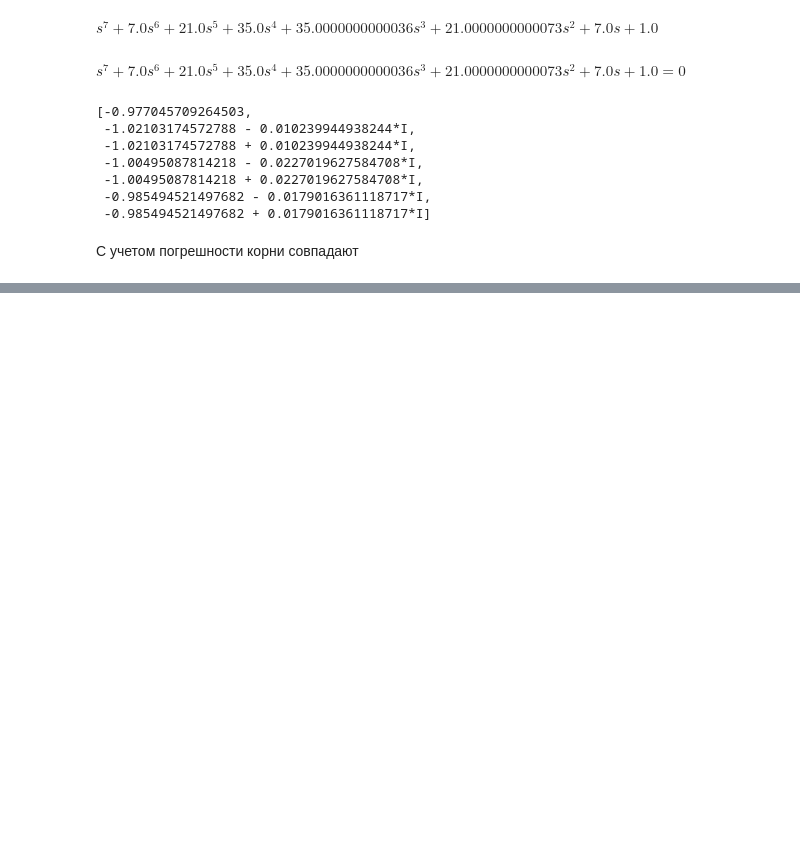
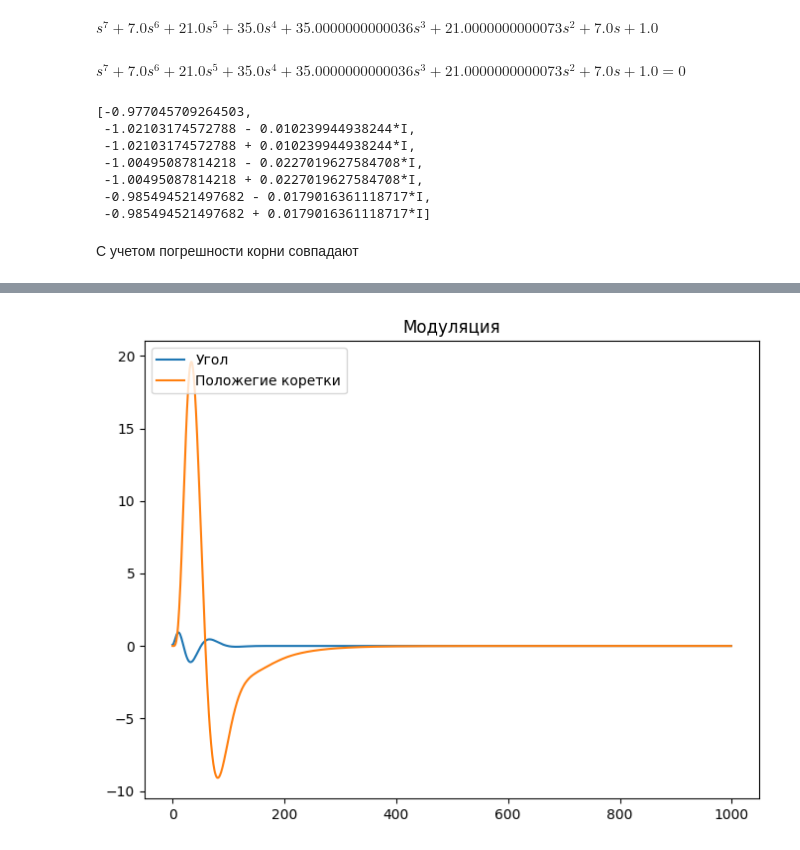
Before and after one commit to Filip-GG/TAU, a Jupyter notebook: kurs/main.ipynb, the cells around one changed output, grey strips where cells are left out. Saved outputs shown, nothing was run; the diff lists cells and outputs as text; code cells hidden in the pictures; blank space fills up the shorter version.

```diff
--- a/kurs/main.ipynb
+++ b/kurs/main.ipynb
@@ -338,0 +350,2 @@ solv
+# %%
+A_, B_, C_, D_ = tf2ss(W_p_num, W_p_den)
@@ -338,0 +378,3 @@ solv
+# %%
+sys_reg = ct.feedback(sys, reg)
+sys_reg
@@ -338,0 +415,42 @@ solv
+# %%
+def model_reg(
+        func,
+        theta0,
+        dtheta0,
+        ts=10, nt=0.1, x0 = 0.0, dx0 = 0.0
+        ):
+    """
+    func - функция управления
+
+    theta0 - начальный угол
+
+    dtheta0 - начальная скорость изменения угла
+
+    ts - время
+
+    nt - шаг дискретизации времени
+
+    x0 - начальная точка коретки
+
+    dx0 - начальная скорость коретки
+    """
+    initial_conditions = np.array([theta0, dtheta0, x0, dx0, 0, 0, 0])
+    t = np.arange(0, ts, nt)
+    sol = odeint(func, initial_conditions, t)
+    return sol
+# %%
+stats = model_reg(regul_sys, 0.08, 0, 100, 0.1)
+# %%
+plt.figure(figsize=(8, 6))
+plt.plot(stats[:, 0], label = 'Угол')
+plt.plot(stats[:, 2], label = 'Положегие коретки')
+
+
+
+plt.legend(loc = 'upper left')
+
+
+plt.title('Модуляция')
+plt.show()
+# %% [output]
+[figure, added]
```
Also changed, not shown: parts of 14 cells of this notebook.
